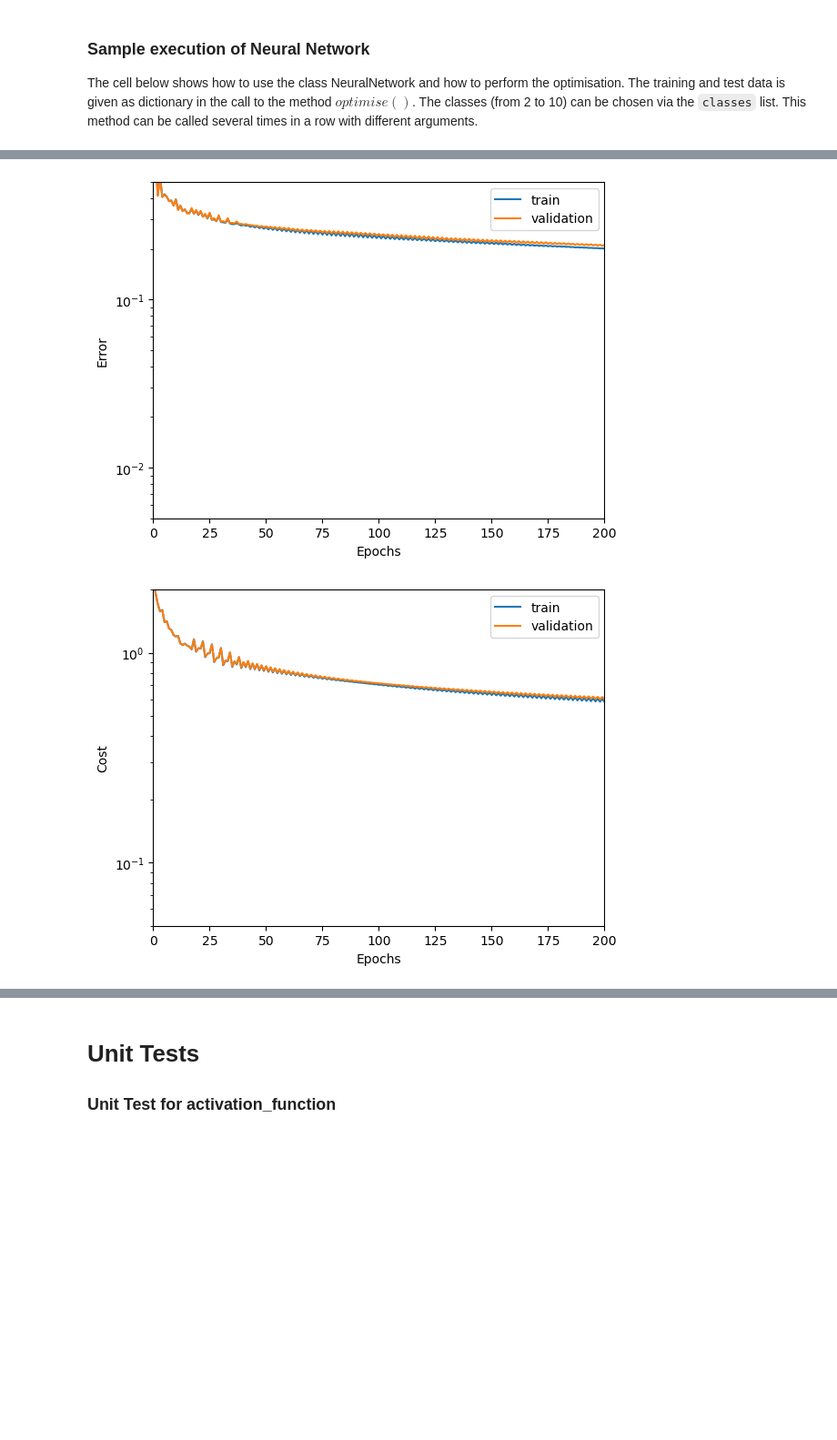
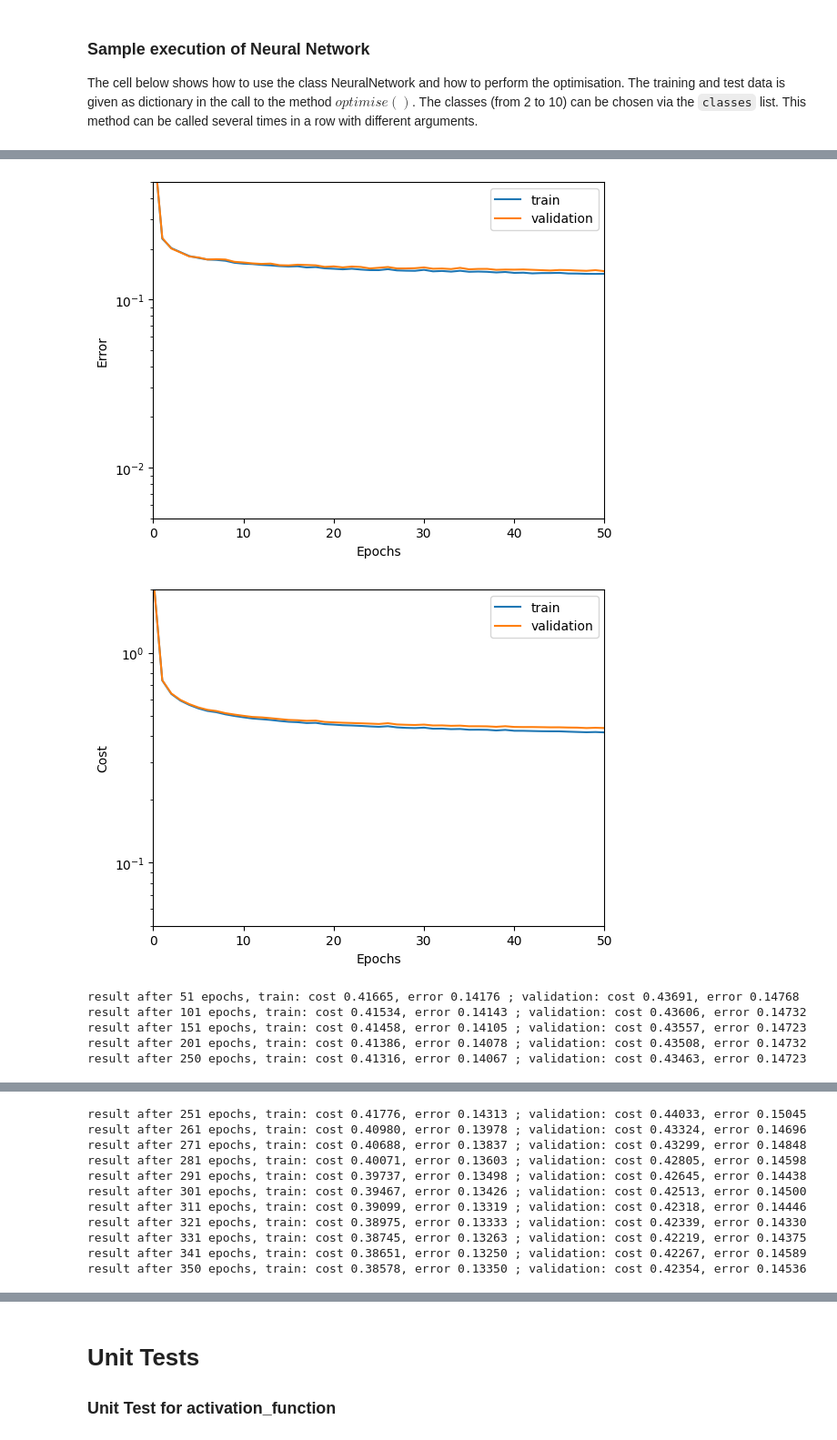
Before and after one commit to ODAncona/tsm_delearn_lab, a Jupyter notebook: PW03_Shallow_Networks/softmax_classifier_stud.ipynb, the cells around one changed output, grey strips where cells are left out. Shown: that part at 91% size. Cells and saved outputs as stored; diff of their text form; code cells hidden in the pictures; blank space fills up the shorter version.

```diff
--- a/PW03_Shallow_Networks/softmax_classifier_stud.ipynb
+++ b/PW03_Shallow_Networks/softmax_classifier_stud.ipynb
@@ -299,7 +299,6 @@ class NeuralNetwork:
         predicted outcome for x
         """
         ### START YOUR CODE ###
-        y_pred = np.ones((x.shape[0], self.size_out))
         y_pred = self.activation_function(np.dot(x, self.w) + self.b)
         ### END YOUR CODE ###
 
@@ -311,7 +310,7 @@ class NeuralNetwork:
         apply activation function
         """
         ### START YOUR CODE ###
-        exp_z = np.exp(z - np.max(z, axis=1, keepdims=True))
+        exp_z = np.exp(z)
         soft_max = exp_z / np.sum(exp_z, axis=1, keepdims=True)
         ### END YOUR CODE ###
 
@@ -323,10 +322,8 @@ class NeuralNetwork:
         construct onehot vector from set of labels
         """
         ### START YOUR CODE ###
-        m = y.shape[0]
-        one_hot = np.zeros((m, self.size_out))
-        for idx, val in enumerate(y):
-            one_hot[idx, val] = 1
+        one_hot = np.zeros((y.shape[0], self.size_out))
+        one_hot[np.arange(y.shape[0]), y] = 1
         ### END YOUR CODE ###
 
         return one_hot
@@ -340,11 +337,7 @@ class NeuralNetwork:
         m = x.shape[0]
 
         ### START YOUR CODE ###
-        self.grad_w = np.zeros((self.size_in, self.size_out))
-        self.grad_b = np.zeros((1, self.size_out))
-
-        one_hot = self.one_hot(y)
-        dL_dz = y_pred - one_hot
+        dL_dz = y_pred - self.one_hot(y)
         self.grad_w = x.T @ dL_dz / m
         self.grad_b = np.sum(dL_dz, axis=0, keepdims=True) / m
         ### END YOUR CODE ###
@@ -379,9 +372,7 @@ class NeuralNetwork:
         eps=1.0e-12
         y_pred = np.clip(y_pred,eps,1-eps)
         ### START YOUR CODE ###
-
         cost = -np.sum(np.log(y_pred[range(m), y])) / m
-
         ### END YOUR CODE ###
 
         return cost
@@ -518,12 +509,17 @@ data = {'x_train' : x_train[:valid_ind,:], 'y_train' : y_train[:valid_ind],  \
 size_out = len(classes)
 NNet = NeuralNetwork(size_out, random_std = 0, size_in = 784)
 
-batchsize = 256
-#NNet.optimise(data, 50, 0.05, batchsize, debug=5)
-NNet.optimise(data, 200, 0.2, debug=50)
-
+NNet.optimise(data, 50, 0.05, 256, debug=5)
 plot_error(NNet)
 plot_cost(NNet)
+
+NNet.optimise(data, 200, 0.2, debug=50)
+plot_error(NNet)
+plot_cost(NNet)
+
+NNet.optimise(data, 100, 0.1, 512, debug=10)
+plot_error(NNet)
+plot_cost(NNet)
 # %% [output]
 labels chosen are: 'T-Shirt'
 labels chosen are: 'Trouser'
@@ -543,2 +541,7 @@ result after 200 epochs, train: cost 0.58280, error 0.20087 ; validation: cost 0
-[figure, old version]
+[figure, new version]
-[figure, old version]
+[figure, new version]
+result after 51 epochs, train: cost 0.41665, error 0.14176 ; validation: cost 0.43691, error 0.14768
+result after 101 epochs, train: cost 0.41534, error 0.14143 ; validation: cost 0.43606, error 0.14732
+result after 151 epochs, train: cost 0.41458, error 0.14105 ; validation: cost 0.43557, error 0.14723
+result after 201 epochs, train: cost 0.41386, error 0.14078 ; validation: cost 0.43508, error 0.14732
+result after 250 epochs, train: cost 0.41316, error 0.14067 ; validation: cost 0.43463, error 0.14723
@@ -544,0 +550,11 @@ result after 200 epochs, train: cost 0.58280, error 0.20087 ; validation: cost 0
+result after 251 epochs, train: cost 0.41776, error 0.14313 ; validation: cost 0.44033, error 0.15045
+result after 261 epochs, train: cost 0.40980, error 0.13978 ; validation: cost 0.43324, error 0.14696
+result after 271 epochs, train: cost 0.40688, error 0.13837 ; validation: cost 0.43299, error 0.14848
+result after 281 epochs, train: cost 0.40071, error 0.13603 ; validation: cost 0.42805, error 0.14598
+result after 291 epochs, train: cost 0.39737, error 0.13498 ; validation: cost 0.42645, error 0.14438
+result after 301 epochs, train: cost 0.39467, error 0.13426 ; validation: cost 0.42513, error 0.14500
+result after 311 epochs, train: cost 0.39099, error 0.13319 ; validation: cost 0.42318, error 0.14446
+result after 321 epochs, train: cost 0.38975, error 0.13333 ; validation: cost 0.42339, error 0.14330
+result after 331 epochs, train: cost 0.38745, error 0.13263 ; validation: cost 0.42219, error 0.14375
+result after 341 epochs, train: cost 0.38651, error 0.13250 ; validation: cost 0.42267, error 0.14589
+result after 350 epochs, train: cost 0.38578, error 0.13350 ; validation: cost 0.42354, error 0.14536
```
Also changed, not shown: parts of 3 cells of this notebook.
